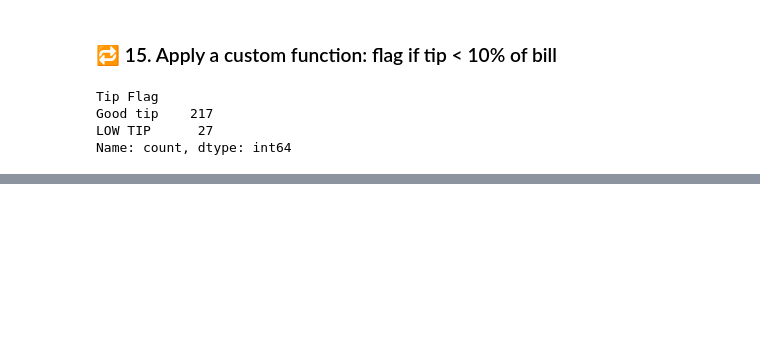
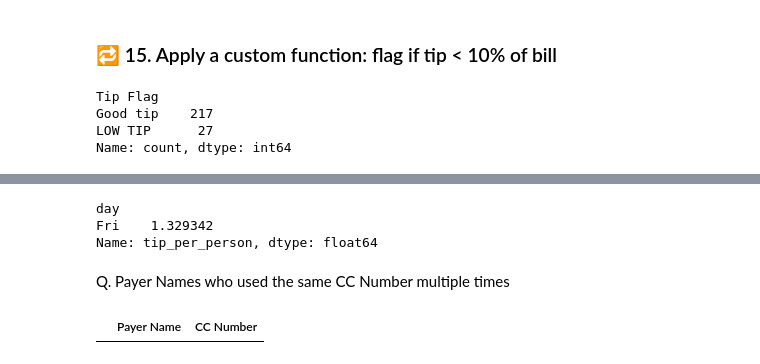
Before and after one commit to KVaid29994/Python_practice_d, a Jupyter notebook: Day_6.ipynb, the cells around one changed output, grey strips where cells are left out. Saved outputs shown, nothing was run; the diff lists cells and outputs as text; code cells hidden in the pictures; blank space fills up the shorter version.

```diff
--- a/Day_6.ipynb
+++ b/Day_6.ipynb
@@ -201,0 +217,17 @@ Name: count, dtype: int64
+# %%
+data['tip_per_person'] = data['tip']/ data['size']
+data.groupby('day')['tip_per_person'].mean().sort_values(ascending=False).head(1)
+# %% [output]
+day
+Fri    1.329342
+Name: tip_per_person, dtype: float64
+# %% [markdown]
+Q. Payer Names who used the same CC Number multiple times
+# %%
+cc_counts = data['CC Number'].value_counts()
+
+duplicate_cc = cc_counts[cc_counts > 1].index
+
+data[data['CC Number'].isin(duplicate_cc)][['Payer Name', 'CC Number']].drop_duplicates()
+# %% [output]
+|  | Payer Name | CC Number |
```
Also changed, not shown: parts of 5 cells of this notebook.
